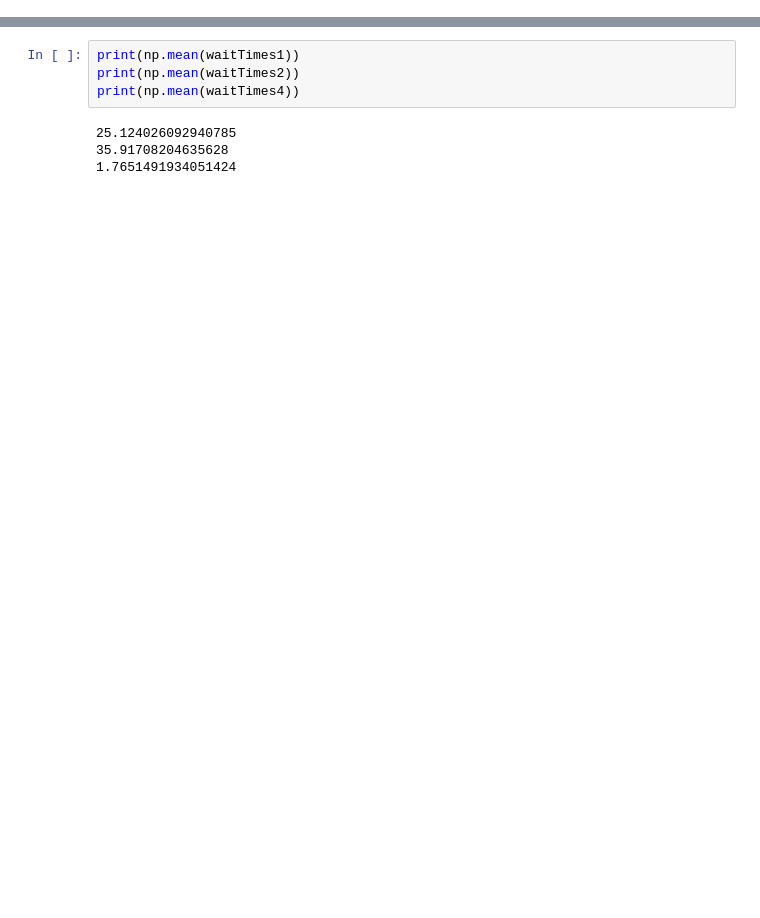
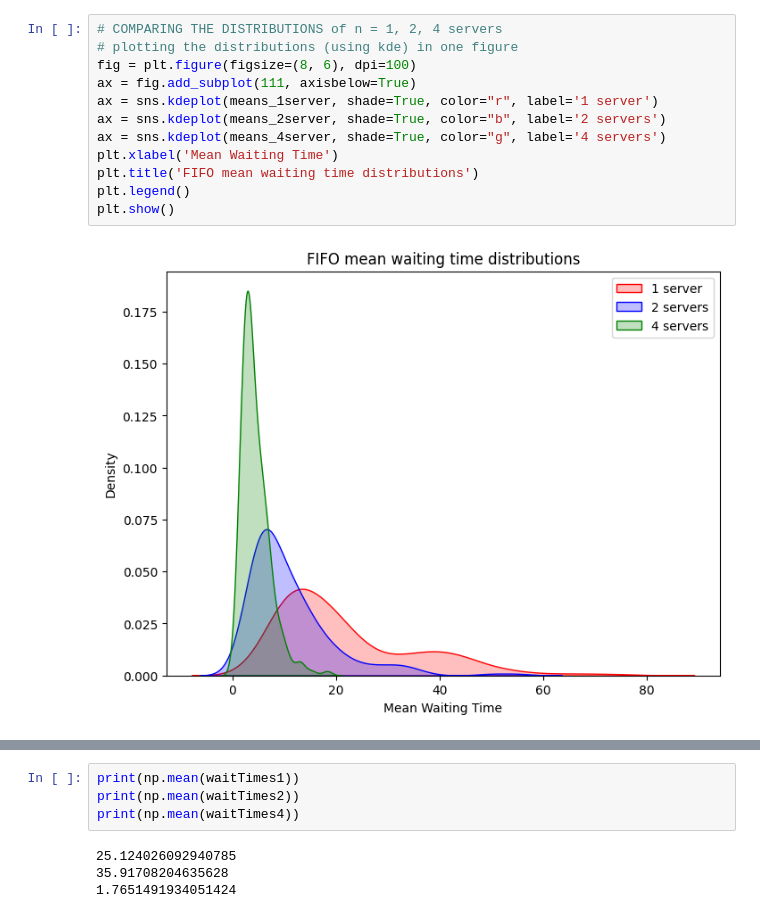
Before and after one commit to Caesar-blip/stochsim_assignment2, a Jupyter notebook: assignment2.ipynb, the cells around one changed output, grey strips where cells are left out. Drawn from its saved outputs; the diff is of its cells as text; blank space fills up the shorter version.

```diff
--- a/assignment2.ipynb
+++ b/assignment2.ipynb
@@ -26,0 +54,14 @@ TypeError: object of type 'int' has no len()
+# %%
+# COMPARING THE DISTRIBUTIONS of n = 1, 2, 4 servers
+# plotting the distributions (using kde) in one figure
+fig = plt.figure(figsize=(8, 6), dpi=100)
+ax = fig.add_subplot(111, axisbelow=True)
+ax = sns.kdeplot(means_1server, shade=True, color="r", label='1 server')
+ax = sns.kdeplot(means_2server, shade=True, color="b", label='2 servers')
+ax = sns.kdeplot(means_4server, shade=True, color="g", label='4 servers')
+plt.xlabel('Mean Waiting Time')
+plt.title('FIFO mean waiting time distributions')
+plt.legend()
+plt.show()
+# %% [output]
+[figure, added]
```
Also changed, not shown: parts of 25 cells of this notebook, 1 other file.
